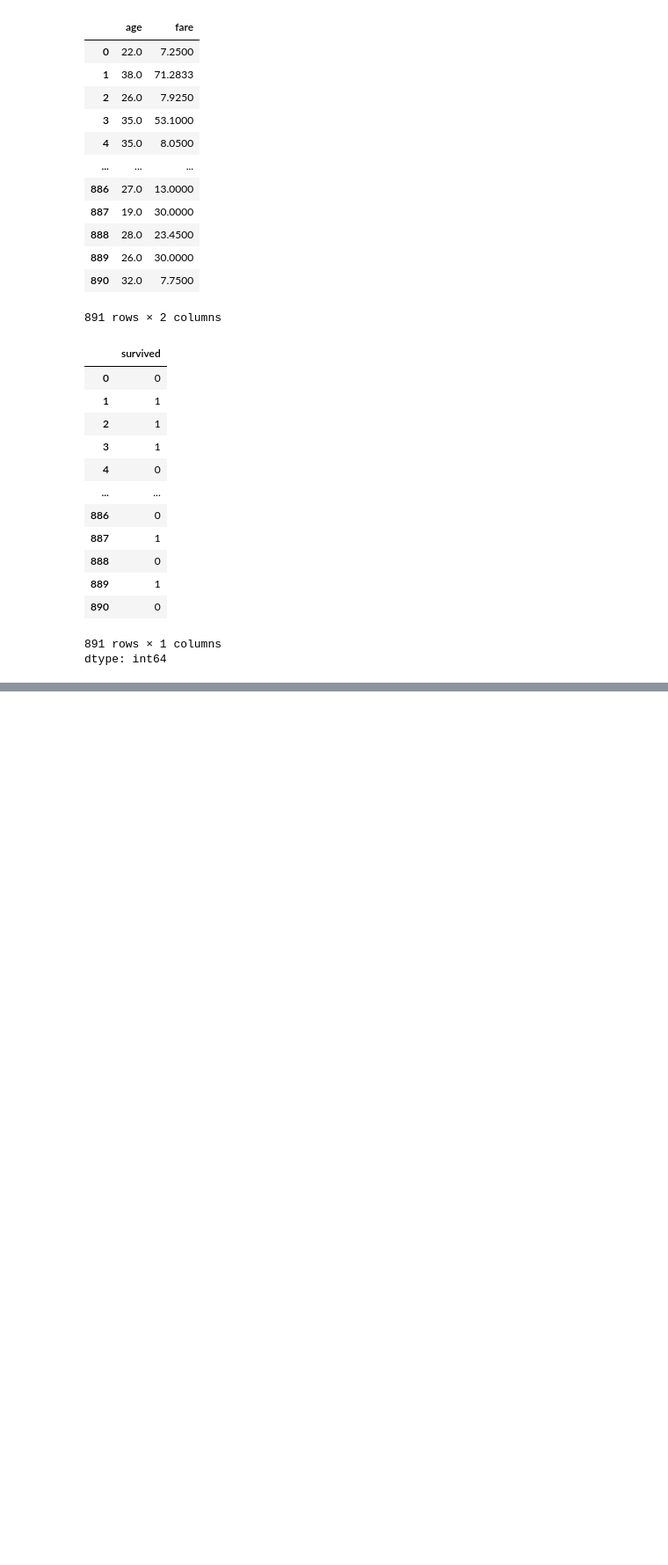
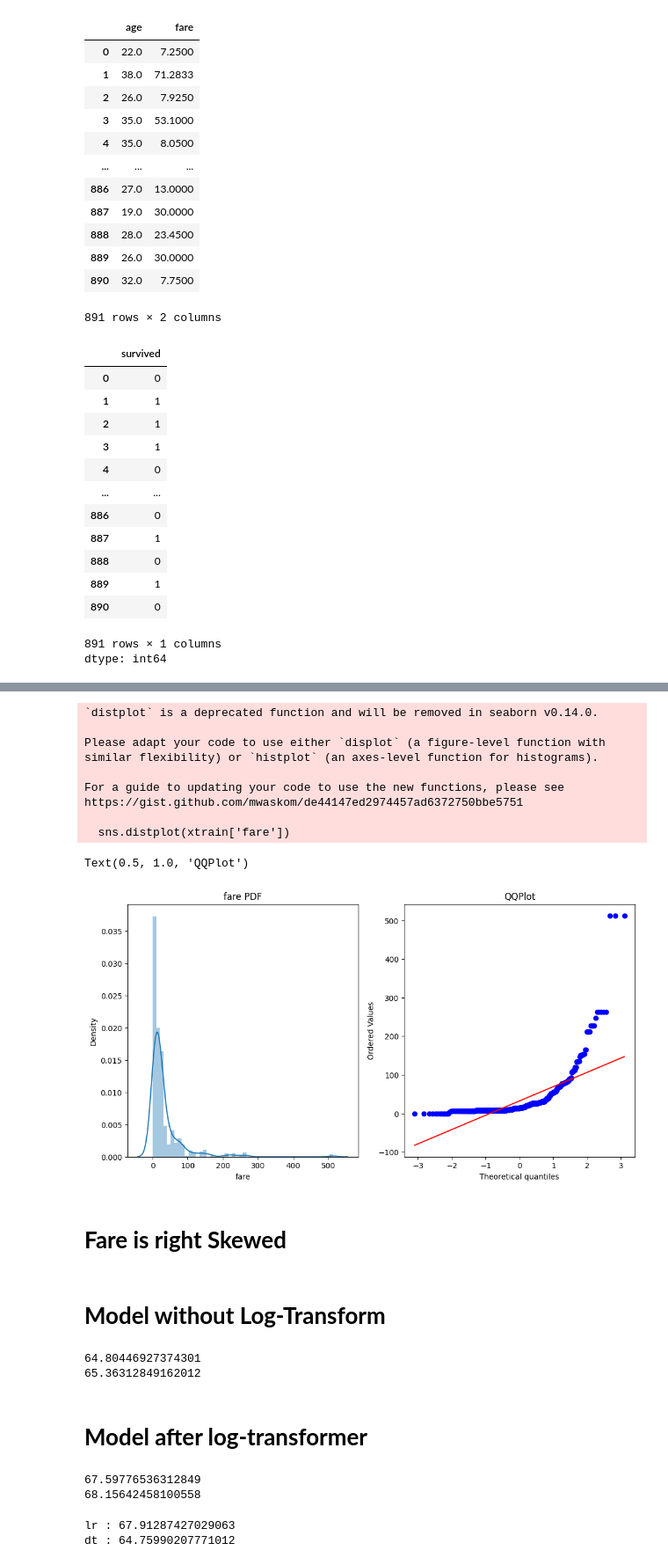
Before and after one commit to arsingla786/MLFromScratch, a Jupyter notebook: 10Function_Tranformers.ipynb, the cells around one changed output, grey strips where cells are left out. Shown at 88% size. Saved outputs shown, nothing was run; the diff lists cells and outputs as text; code cells hidden in the pictures; blank space fills up the shorter version.

```diff
--- a/10Function_Tranformers.ipynb
+++ b/10Function_Tranformers.ipynb
@@ -102,0 +106,47 @@ https://gist.github.com/mwaskom/de44147ed2974457ad6372750bbe5751
+# %%
+plt.figure(figsize=(12,6))
+
+plt.subplot(121)
+sns.distplot(xtrain['fare'])
+plt.title('fare PDF')
+
+plt.subplot(122)
+stats.probplot(xtrain['fare'],plot=plt)
+plt.title('QQPlot')
+# %% [output]
+`distplot` is a deprecated function and will be removed in seaborn v0.14.0.
+
+Please adapt your code to use either `displot` (a figure-level function with
+similar flexibility) or `histplot` (an axes-level function for histograms).
+
+For a guide to updating your code to use the new functions, please see
+https://gist.github.com/mwaskom/de44147ed2974457ad6372750bbe5751
+
+  sns.distplot(xtrain['fare'])
+Text(0.5, 1.0, 'QQPlot')
+[figure, added]
+# %% [markdown]
+# **Fare is right Skewed**
+# %% [markdown]
+# **Model without Log-Transform**
+# %%
+from sklearn.linear_model import LogisticRegression
+from sklearn.tree import  DecisionTreeClassifier
+from sklearn.metrics import accuracy_score
+
+m1 = LogisticRegression()
+m2 = DecisionTreeClassifier()
+
+m1.fit(xtrain,ytrain)
+m2.fit(xtrain,ytrain)
+
+ypred1 = m1.predict(xtest)
+ypred2 = m2.predict(xtest)
+
+print(accuracy_score(ytest,ypred1)*100)
+print(accuracy_score(ytest,ypred2)*100)
+# %% [output]
+64.80446927374301
+65.36312849162012
+# %% [markdown]
+# **Model after log-transformer**
@@ -102,0 +159,32 @@ https://gist.github.com/mwaskom/de44147ed2974457ad6372750bbe5751
+# %%
+m1 = LogisticRegression()
+m2 = DecisionTreeClassifier()
+
+m1.fit(xtrain_trf,ytrain)
+m2.fit(xtrain_trf,ytrain)
+
+ypred1 = m1.predict(xtest_trf)
+ypred2 = m2.predict(xtest_trf)
+
+print(accuracy_score(ytest,ypred1)*100)
+print(accuracy_score(ytest,ypred2)*100)
+# %% [output]
+67.59776536312849
+68.15642458100558
+# %%
+ #there is improvement in Models
+ #check again With Cross-Val Score
+from sklearn.model_selection import cross_val_score
+xtransformed = trf.fit_transform(X)
+
+m1 = LogisticRegression()
+m2 = DecisionTreeClassifier()
+
+cv1 = cross_val_score(m1,xtransformed,y,cv=5)
+cv2 = cross_val_score(m2,xtransformed,y,cv=5)
+
+print('lr :',cv1.mean()*100)
+print('dt :',cv2.mean()*100)
+# %% [output]
+lr : 67.91287427029063
+dt : 64.75990207771012
```
Also changed, not shown: parts of 5 cells of this notebook.
